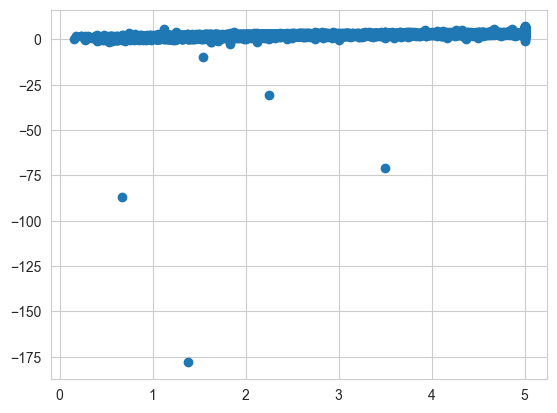
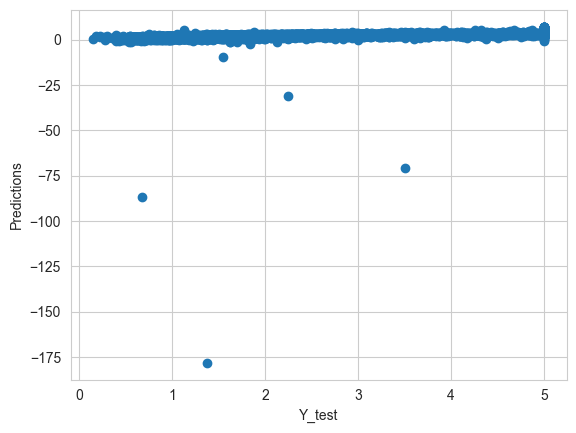
Code edit (unified diff) that turned the first committed figure into the second:
--- before
+++ after
@@ -1,2 +1,5 @@
 predictions = lm.predict(X_test)
 plt.scatter(Y_test, predictions)
+plt.xlabel("Y_test")
+plt.ylabel("Predictions")
+plt.show()

Commit: Structure